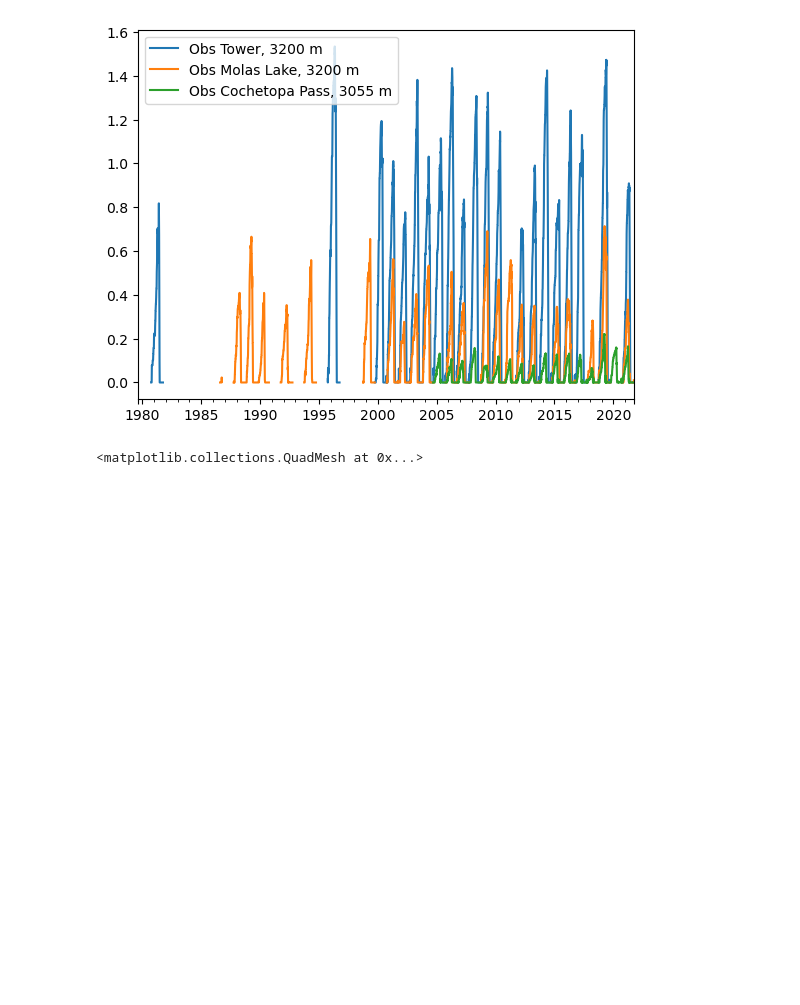
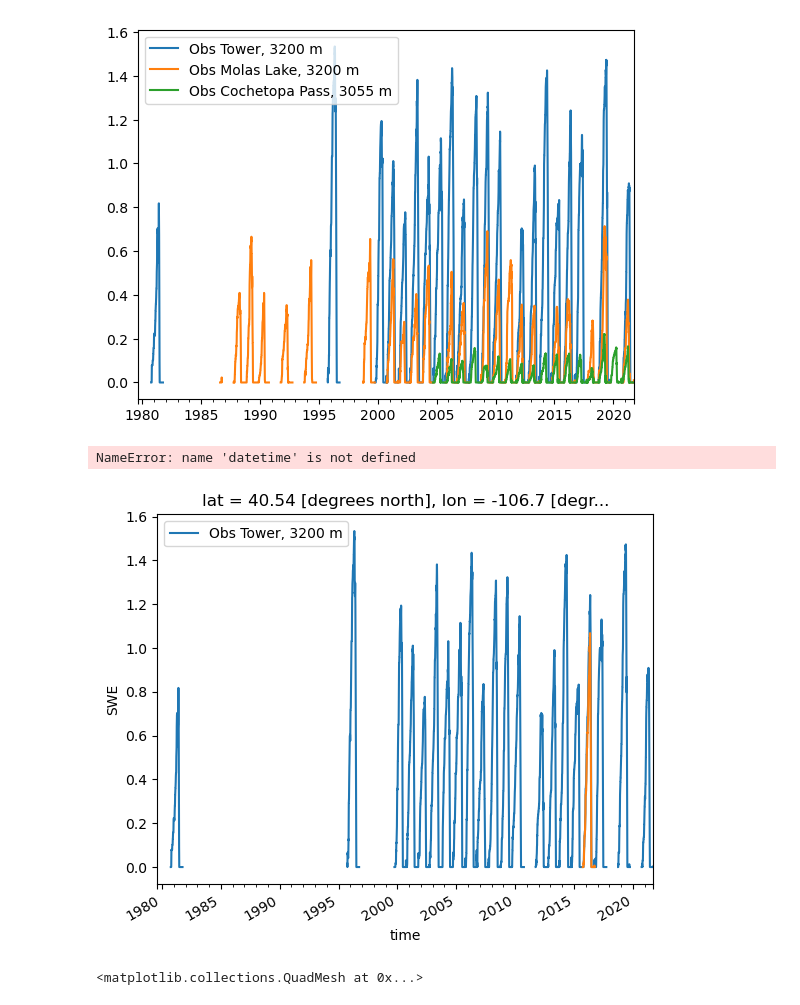
Before and after one commit to NCristea/Compare_SWE, a Jupyter notebook: notebooks/visualize_OSSE.ipynb, the cells around one changed output. Saved outputs shown, nothing was run; the diff lists cells and outputs as text; code cells hidden in the pictures; blank space fills up the shorter version.

```diff
--- a/notebooks/visualize_OSSE.ipynb
+++ b/notebooks/visualize_OSSE.ipynb
@@ -360,6 +386,16 @@ plt.show()
 # %% [output]
 NameError: name 'datetime' is not defined
 [figure]
+# %%
+ua_at_tower = dat.SWE.sel(lon = -106.68000, lat = 40.54000,  method='nearest')/1000
+ax = snotel_Tower.plot(kind='line',  y = 'SWE_m', label = 'Obs Tower, 3200 m')
+ua_at_tower.plot(ax = ax)
+ax.set_xlim([datetime(2005, 1, 21), datetime(2017, 12, 1)])
+plt.xlabel('Time')
+plt.ylabel('SWE [m]')
+# %% [output]
+NameError: name 'datetime' is not defined
+[figure, added]
 # %%
 OSSEregions_poly = regionmask.Regions([osse_poly])
 #OSSEregions_poly
```
Also changed, not shown: parts of 3 cells of this notebook, 7 other files.
